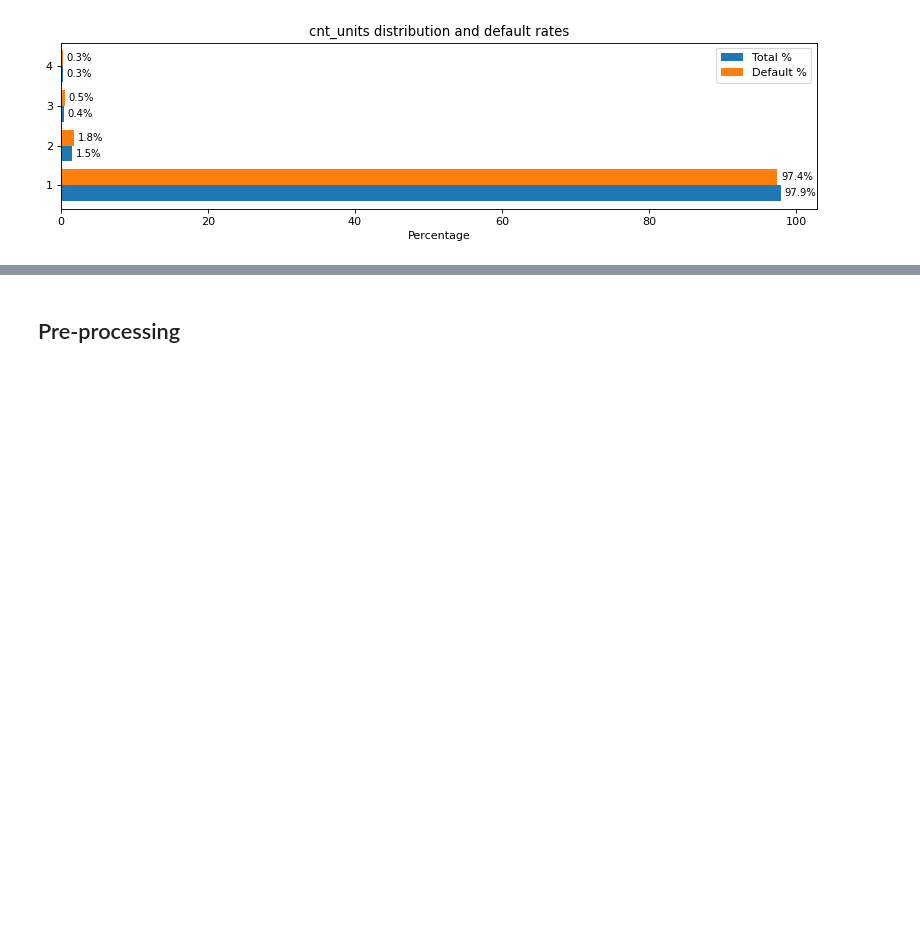
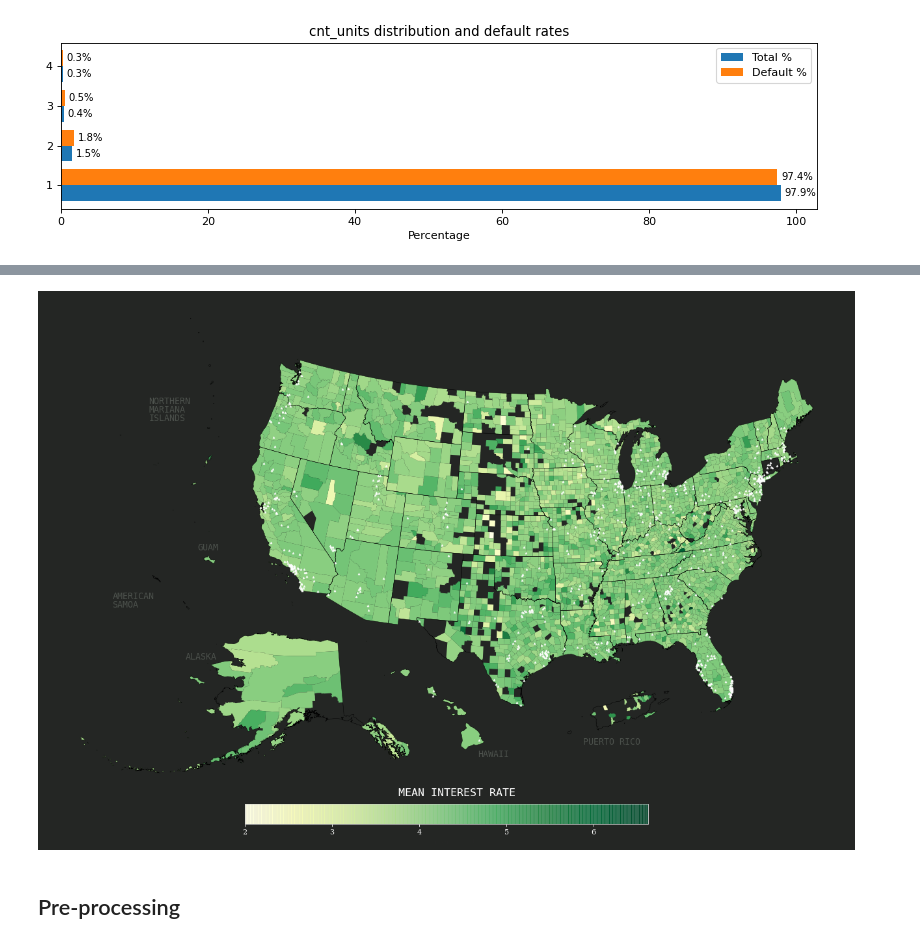
Before and after one commit to AsheRaymondBarker/MLPy2, a Jupyter notebook: project2final.ipynb, the cells around one changed output, grey strips where cells are left out. Saved outputs shown, nothing was run; the diff lists cells and outputs as text; code cells hidden in the pictures; blank space fills up the shorter version.

Commit message:
Added: - More to neural network section. - Numerical eda (a bit). - Geographical data.

```diff
--- a/project2final.ipynb
+++ b/project2final.ipynb
@@ -177,2 +192,60 @@ plot_categorical(df_train, 'cnt_units')
+# %%
+counties, states = setup_map()
+
+vals = d[["county_fips", "int_rt"]].groupby("county_fips").agg({"int_rt": "mean"}).reset_index()
+fico_county = pd.DataFrame(vals)
+counties_new = counties.reset_index().rename({"GEOID": "county_fips"}, axis="columns")
+counties_new["county_fips"] = counties_new["county_fips"].astype("int64")
+counties_new_fico = pd.merge(fico_county, counties_new, on="county_fips", how="left")
+counties_new_fico = gpd.GeoDataFrame(counties_new_fico, geometry="geometry")
+
+from shapely.geometry import Point
+
+data_not_ah = d[~d["st"].isin(["MP", "GU", "AS"])]
+
+long = data_not_ah["lng"]
+lat = data_not_ah["lat"]
+geometry = [Point(xy) for xy in zip(long, lat)]
+values_for_df = pd.DataFrame({"geometry": geometry, "state": data_not_ah["st"]})
+point_gdf = gpd.GeoDataFrame(values_for_df, geometry="geometry", crs="EPSG:4326")
+point_gdf = point_gdf.to_crs("ESRI:102003")
+
+point_gdf[point_gdf["state"] == "AK"] = \
+    translate_geom(point_gdf[point_gdf["state"] == "AK"], 1100000, -4800000, 0.7, 32)
+point_gdf[point_gdf["state"] == "HI"] = \
+    translate_geom(point_gdf[point_gdf["state"] == "HI"], 5350000, -1500000, 1.5, 24)
+point_gdf[point_gdf["state"] == "PR"] = \
+    translate_geom(point_gdf[point_gdf["state"] == "PR"], -2500000, 300000, 3, 0)
+background_color = "#242624"
+
+sns.set_style({
+    "font.family": "serif",
+    "figure.facecolor": background_color,
+    "axes.facecolor": background_color,
+})
+
+legend_kwds_colorbar = {"location": "bottom",
+                        "orientation": "horizontal",
+                        "fraction": 0.05,
+                        "pad": 0.01,
+                        "shrink": 0.5,
+                        "drawedges": True,
+                        "label": "Max Interest Rate"}
+
+ax = counties_new_fico.plot(column="int_rt", cmap="YlGn", figsize=(20, 20), linewidth=0, legend=True,
+                            legend_kwds=legend_kwds_colorbar)
+states.plot(ax=ax, edgecolor="black", color="None", linewidth=0.4)
+point_gdf[data_not_ah["loan_status"]=="default"].plot(ax=ax, color="white", linewidth=1, markersize=5, alpha=0.8, marker="^")
+label_plot(ax)
+ax.annotate("MEAN INTEREST RATE", (-1150000, -2020000), size=15, color="white", family="monospace")
+
+plt.axis("off")
+plt.rcParams.update({'xtick.color': "white",
+                     "text.color": "white",
+                     "legend.labelcolor": "white"})
+plt.rcParams["figure.figsize"] = (8,10)
+plt.show()
+# %% [output]
+[figure, added]
 # %% [markdown]
 ## Pre-processing
```
Also changed, not shown: parts of 20 cells of this notebook, 2 other files.
